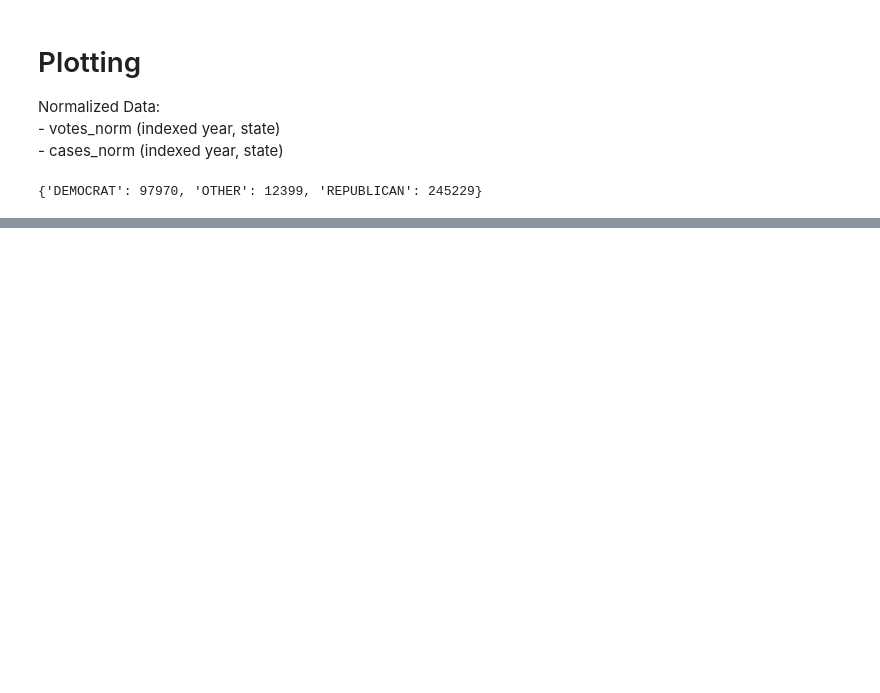
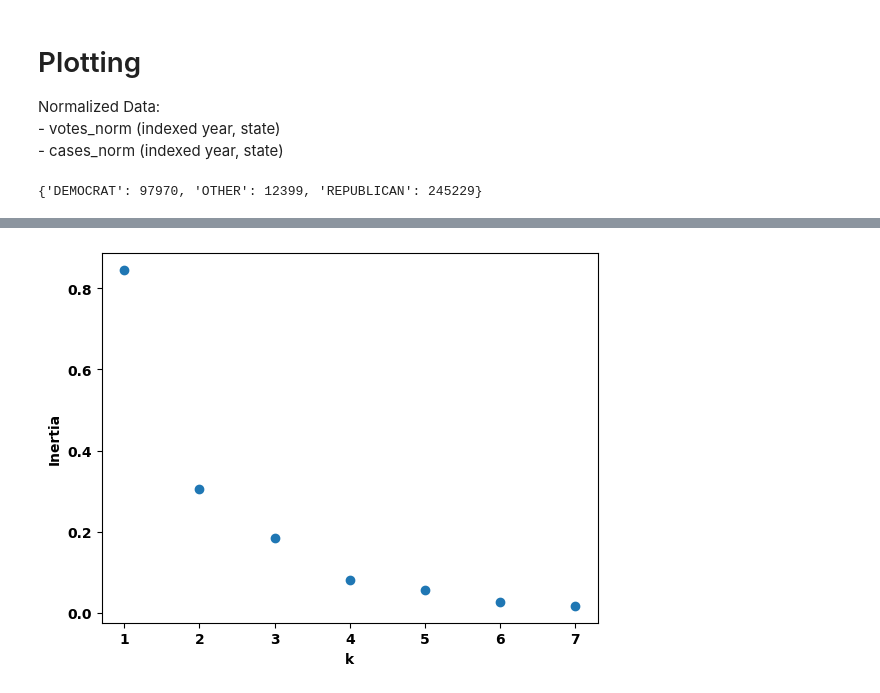
Before and after one commit to IanSinColorado/PoliticsAndCovid, a Jupyter notebook: dataCompression.ipynb, the cells around one changed output, grey strips where cells are left out. Cells and saved outputs as stored; diff of their text form; code cells hidden in the pictures; blank space fills up the shorter version.

```diff
--- a/dataCompression.ipynb
+++ b/dataCompression.ipynb
@@ -455,0 +489,15 @@ Text(0, 0.5, 'COVID Cases')
+# %%
+def elbow_plot(data, ks):
+    inertias = []
+    for k in ks:
+        intertia = KMeans(n_clusters=k, n_init='auto').fit(data).inertia_
+        inertias.append(intertia)
+
+    plt.scatter(ks, inertias)
+    plt.xlabel("k")
+    plt.ylabel("Inertia")
+
+
+elbow_plot(cases_2020_votes_2020_DEM, list(range(1, 8)))
+# %% [output]
+[figure, added]
```
Also changed, not shown: parts of 21 cells of this notebook.
